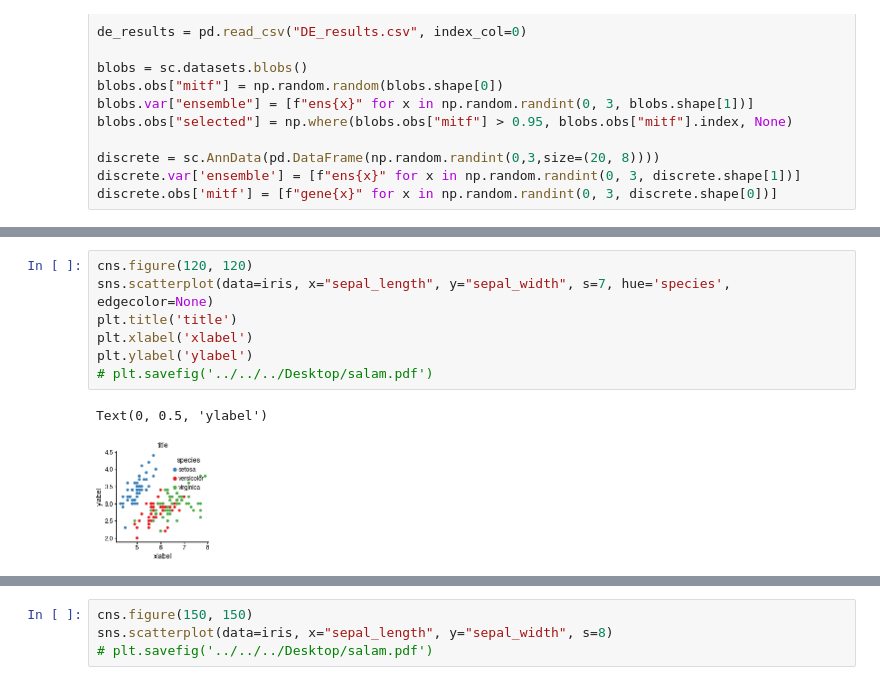
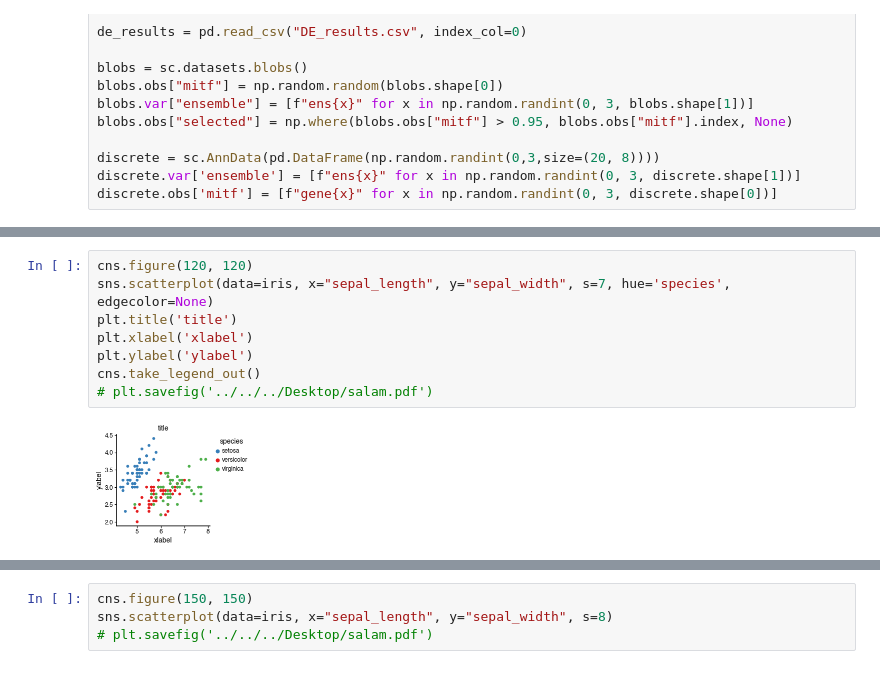
Before and after one commit to faridrashidi/cnsplots, a Jupyter notebook: notebooks/matplotlib.ipynb, the cells around one changed output, grey strips where cells are left out. Cells and saved outputs as stored; diff of their text form.

```diff
--- a/notebooks/matplotlib.ipynb
+++ b/notebooks/matplotlib.ipynb
@@ -99,13 +99,13 @@ Plotting legends..
 # %%
 cns.figure(120, 120)
 sns.scatterplot(data=iris, x="sepal_length", y="sepal_width", s=7, hue='species', edgecolor=None)
 plt.title('title')
 plt.xlabel('xlabel')
 plt.ylabel('ylabel')
+cns.take_legend_out()
 # plt.savefig('../../../Desktop/salam.pdf')
 # %% [output]
-Text(0, 0.5, 'ylabel')
-[figure, old version]
+[figure, new version]
 # %%
 cns.figure(150, 100)
 cns.boxplot(data=tips, x="day", y="total_bill")
```
Also changed, not shown: parts of 7 cells of this notebook, 7 other files.
